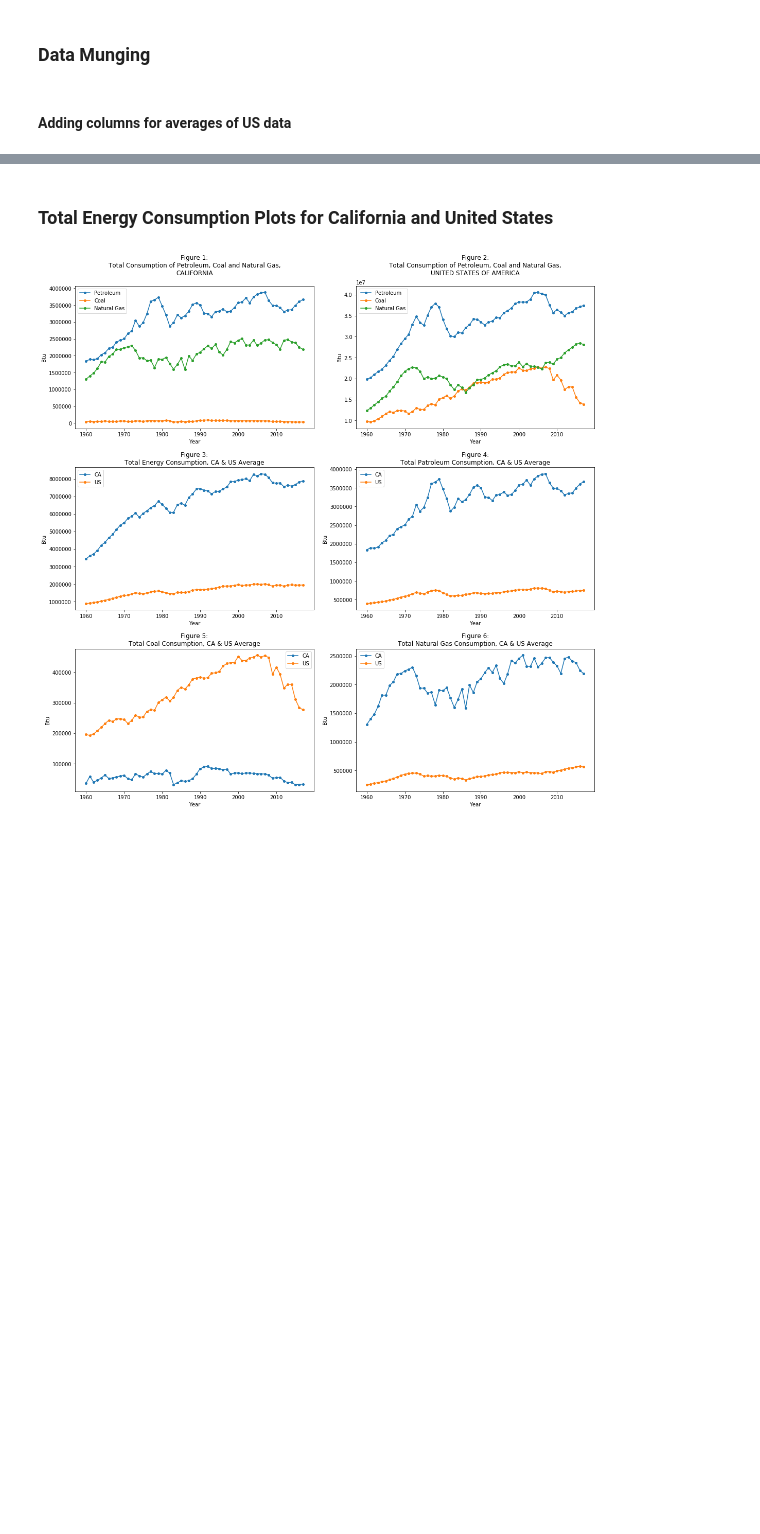
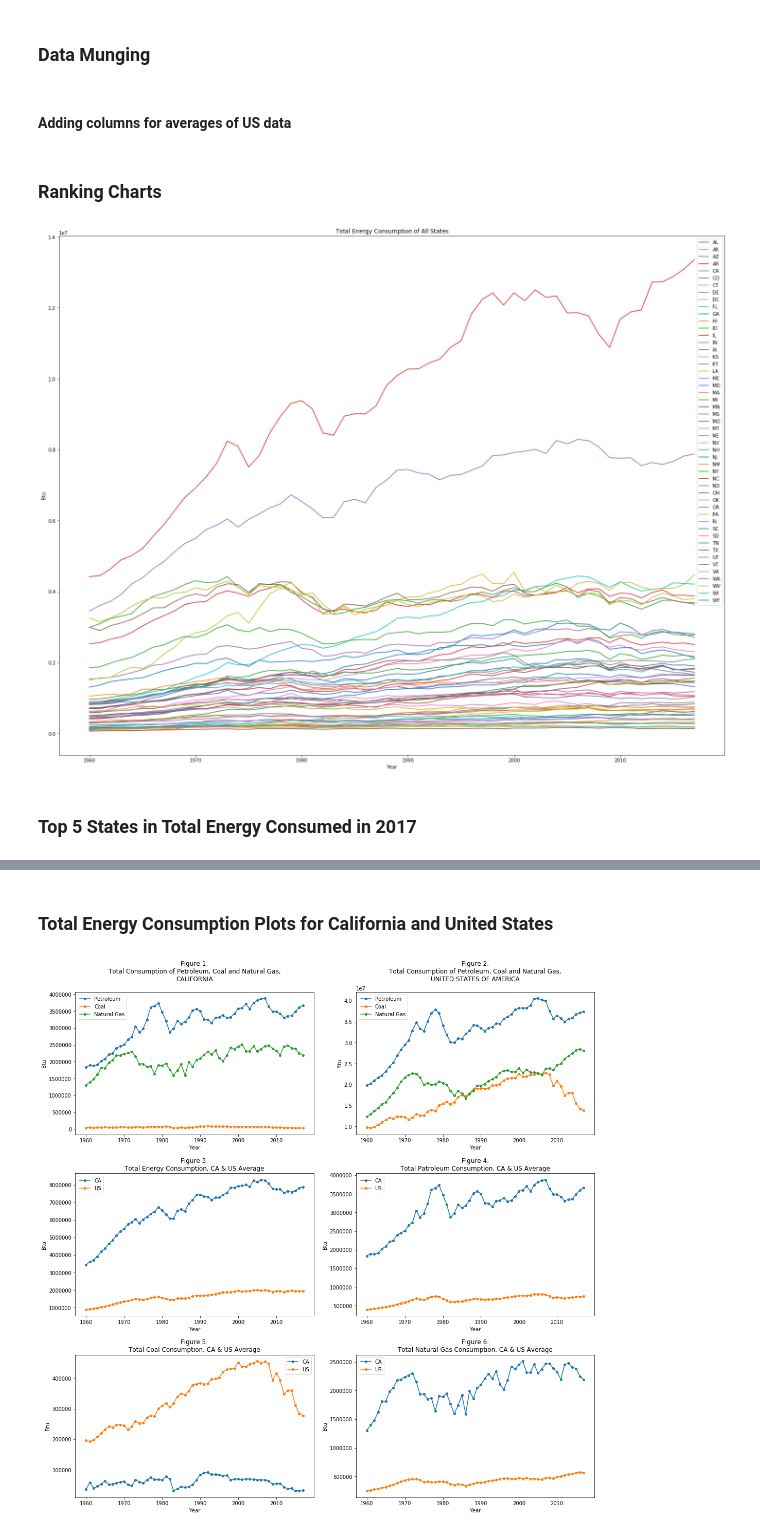
Before and after one commit to david-kishi/US_Energy_Consumption_Analysis, a Jupyter notebook: Analysis/Energy Consumption and CO2 Emission Analysis.ipynb, the cells around one changed output, grey strips where cells are left out. Cells and saved outputs as stored; diff of their text form; code cells hidden in the pictures; blank space fills up the shorter version.

```diff
--- a/Analysis/Energy Consumption and CO2 Emission Analysis.ipynb
+++ b/Analysis/Energy Consumption and CO2 Emission Analysis.ipynb
@@ -12,6 +12,13 @@ import pandas as pd
 import numpy as np
 import matplotlib.pyplot as plt
 from scipy import stats
+
+# There's 51 because the data includes DC, the capital, separately as well.
+states = ['AL','AK','AZ','AR','CA','CO','CT','DE','DC','FL','GA',
+          'HI','ID','IL','IN','IA','KS','KY','LA','ME','MD','MA',
+          'MI','MN','MS','MO','MT','NE','NV','NH','NJ','NM','NY',
+          'NC','ND','OH','OK','OR','PA','RI','SC','SD','TN','TX',
+          'UT','VT','VA','WA','WV','WI','WY']
 
 # Paths to data
 TETC_CA_path = '../Resources/TotalEnergyConsumption_CA.csv'
@@ -20,26 +27,50 @@ CO2_EMISS_CA_path = '../Resources/TotalCO2Emissions_CA.csv'
 CO2_EMISS_US_path = '../Resources/TotalCO2Emissions_US.csv'
 CO2_EMISS_NA_path = '../Resources/TotalCO2Emissions_NA.csv'
 CO2_EMISS_World_path = '../Resources/TotalCO2Emissions_World.csv'
+TETCB_STATES_path = '../Resources/TotalEnergyConsumption_TETCB_STATES.csv'
+PATCB_STATES_path = '../Resources/TotalEnergyConsumption_PATCB_STATES.csv'
+CLTCB_STATES_path = '../Resources/TotalEnergyConsumption_CLTCB_STATES.csv'
+NGTCB_STATES_path = '../Resources/TotalEnergyConsumption_NGTCB_STATES.csv'
+CO2_EMISS_TO_STATES_path = '../Resources/CO2_EMISS_TO_STATES.csv'
+CO2_EMISS_PE_STATES_path = '../Resources/CO2_EMISS_PE_STATES.csv'
+CO2_EMISS_CO_STATES_path = '../Resources/CO2_EMISS_CO_STATES.csv'
+CO2_EMISS_NG_STATES_path = '../Resources/CO2_EMISS_NG_STATES.csv'
 # %% [markdown]
 ### Importing Data into Dataframes
 # %%
 # Put Total Energy Total Consumption Data into DataFrames
 TETC_CA_df = pd.read_csv(TETC_CA_path)
 TETC_US_df = pd.read_csv(TETC_US_path)
+TETCB_STATES_df = pd.read_csv(TETCB_STATES_path)
+PATCB_STATES_df = pd.read_csv(PATCB_STATES_path)
+CLTCB_STATES_df = pd.read_csv(CLTCB_STATES_path)
+NGTCB_STATES_df = pd.read_csv(NGTCB_STATES_path)
 
 # Put CO2 Emission data into DataFrames
 CO2_EMISS_CA_df = pd.read_csv(CO2_EMISS_CA_path)
 CO2_EMISS_US_df = pd.read_csv(CO2_EMISS_US_path)
 CO2_EMISS_NA_df = pd.read_csv(CO2_EMISS_NA_path)
 CO2_EMISS_World_df = pd.read_csv(CO2_EMISS_World_path)
+CO2_EMISS_TO_STATES_df = pd.read_csv(CO2_EMISS_TO_STATES_path)
+CO2_EMISS_PE_STATES_df = pd.read_csv(CO2_EMISS_PE_STATES_path)
+CO2_EMISS_CO_STATES_df = pd.read_csv(CO2_EMISS_CO_STATES_path)
+CO2_EMISS_NG_STATES_df = pd.read_csv(CO2_EMISS_NG_STATES_path)
 
 # Drop 'Unnamed: 0' column
 TETC_CA_df = TETC_CA_df.drop(columns=['Unnamed: 0'])
 TETC_US_df = TETC_US_df.drop(columns=['Unnamed: 0'])
+TETCB_STATES_df = TETCB_STATES_df.drop(columns=['Unnamed: 0'])
+PATCB_STATES_df = PATCB_STATES_df.drop(columns=['Unnamed: 0'])
+CLTCB_STATES_df = CLTCB_STATES_df.drop(columns=['Unnamed: 0'])
+NGTCB_STATES_df = NGTCB_STATES_df.drop(columns=['Unnamed: 0'])
 CO2_EMISS_CA_df = CO2_EMISS_CA_df.drop(columns=['Unnamed: 0'])
 CO2_EMISS_US_df = CO2_EMISS_US_df.drop(columns=['Unnamed: 0'])
 CO2_EMISS_NA_df = CO2_EMISS_NA_df.drop(columns=['Unnamed: 0'])
 CO2_EMISS_World_df = CO2_EMISS_World_df.drop(columns=['Unnamed: 0'])
+CO2_EMISS_TO_STATES_df = CO2_EMISS_TO_STATES_df.drop(columns=['Unnamed: 0'])
+CO2_EMISS_PE_STATES_df = CO2_EMISS_PE_STATES_df.drop(columns=['Unnamed: 0'])
+CO2_EMISS_CO_STATES_df = CO2_EMISS_CO_STATES_df.drop(columns=['Unnamed: 0'])
+CO2_EMISS_NG_STATES_df = CO2_EMISS_NG_STATES_df.drop(columns=['Unnamed: 0'])
 # %% [markdown]
 ### Data Munging
 # %% [markdown]
@@ -55,3 +86,20 @@ CO2_EMISS_US_df['US_ALL_CO2_AVG'] = CO2_EMISS_US_df['US All CO2 Emissions'] / 50
 CO2_EMISS_US_df['US_PA_CO2_AVG'] = CO2_EMISS_US_df['US Petroleum CO2 Emissions'] / 50
 CO2_EMISS_US_df['US_CL_CO2_AVG'] = CO2_EMISS_US_df['US Coal CO2 Emissions'] / 50
 CO2_EMISS_US_df['US_NG_CO2_AVG'] = CO2_EMISS_US_df['US Natural Gas CO2 Emissions'] / 50
+# %% [markdown]
+### Ranking Charts
+# %%
+plt.figure(figsize=(25,20))
+
+for state in states:
+    plt.plot(TETCB_STATES_df.Year, TETCB_STATES_df[state], label=state)
+
+plt.title("Total Energy Consumption of All States")
+plt.xlabel("Year")
+plt.ylabel("Btu")
+plt.legend()
+plt.show()
+# %% [output]
+[figure, added]
+# %% [markdown]
+### Top 5 States in Total Energy Consumed in 2017
```
Also changed, not shown: parts of 18 cells of this notebook, 9 other files.
